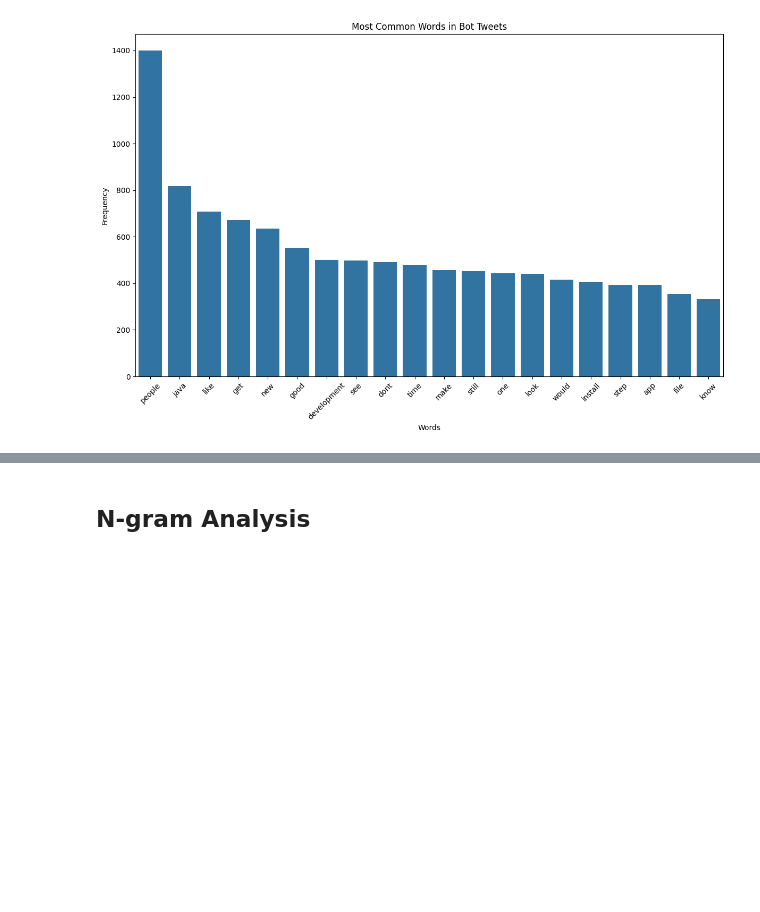
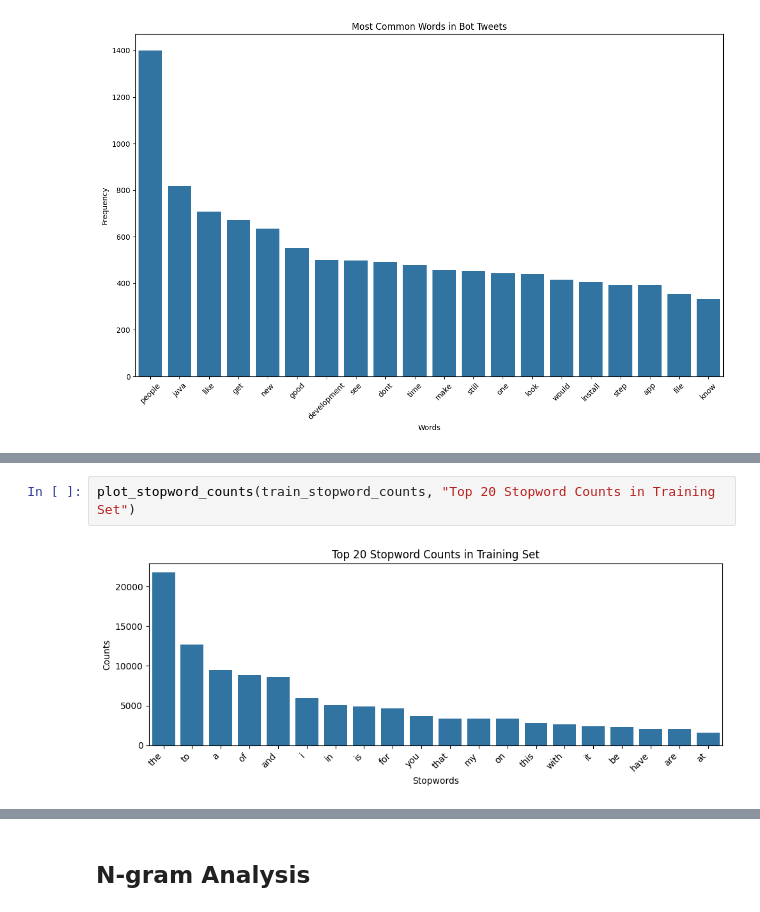
Before and after one commit to hstoklosa/fake-tweets-detection, a Jupyter notebook: eda_new.ipynb, the cells around one changed output, grey strips where cells are left out. Drawn from its saved outputs; the diff is of its cells as text; blank space fills up the shorter version.

```diff
--- a/eda_new.ipynb
+++ b/eda_new.ipynb
@@ -313,0 +364,4 @@ plt.show()
+# %%
+plot_stopword_counts(train_stopword_counts, "Top 20 Stopword Counts in Training Set")
+# %% [output]
+[figure, added]
```
Also changed, not shown: parts of 54 cells of this notebook.
